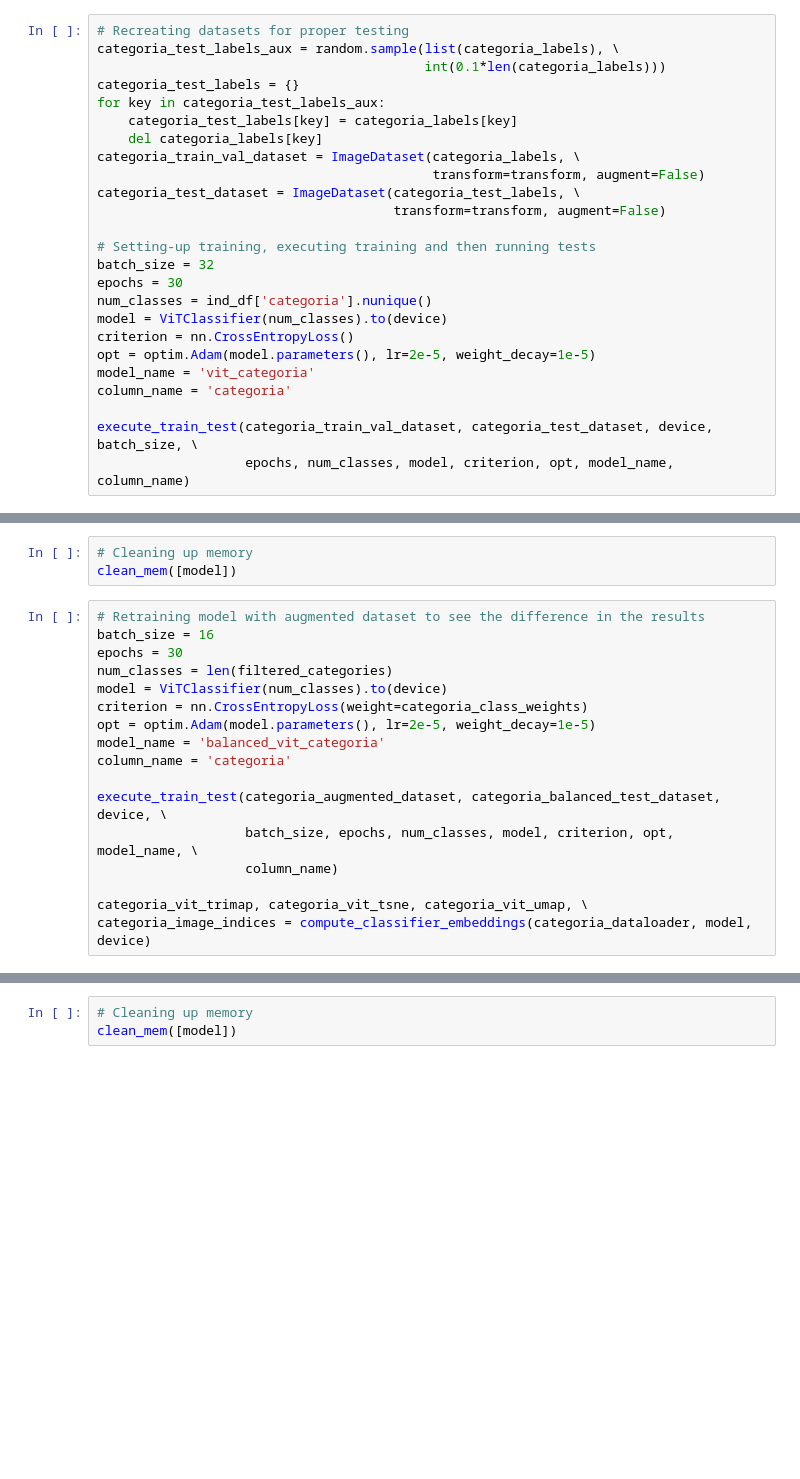
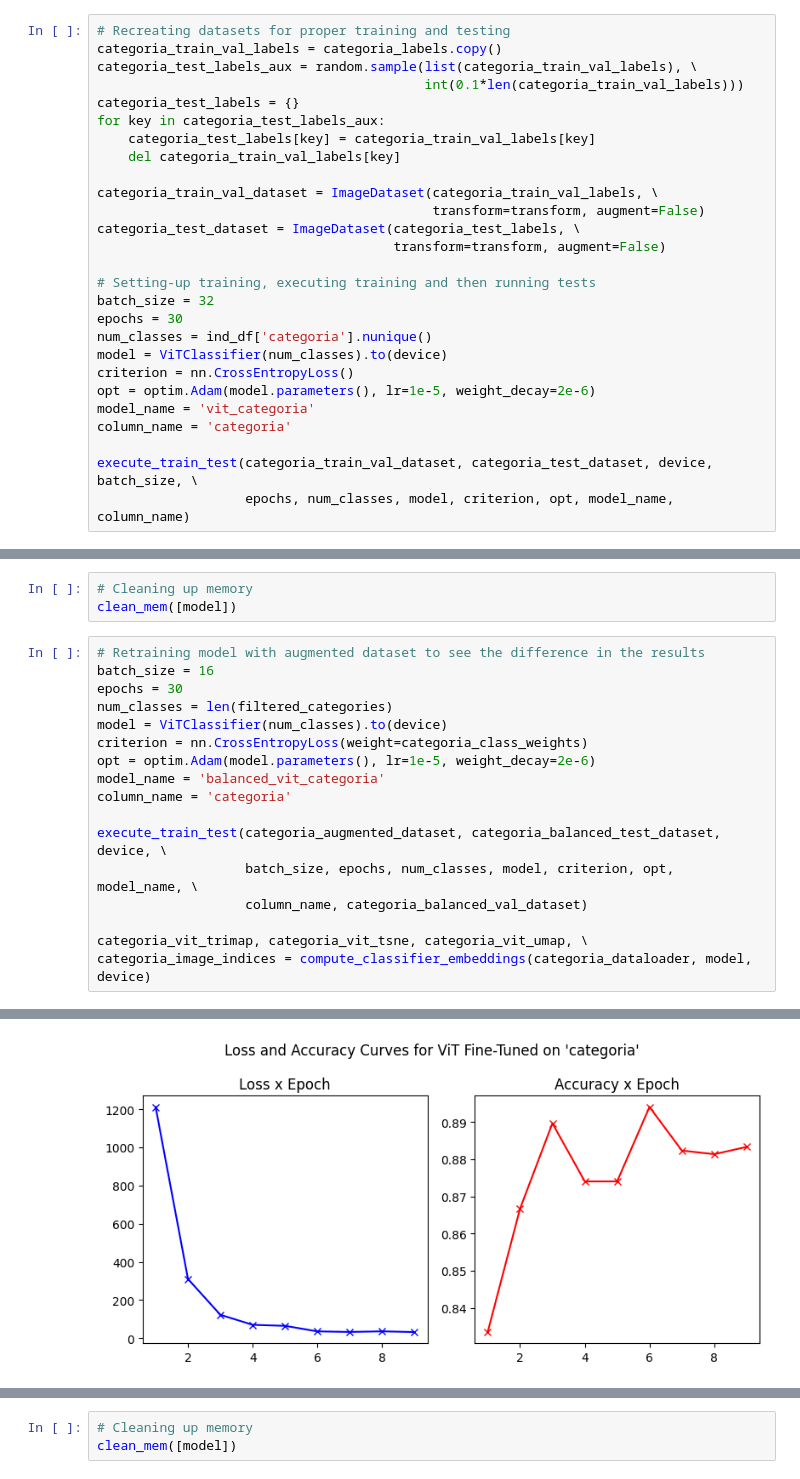
Before and after one commit to Luizerko/indigenous_clusters_and_communities, a Jupyter notebook: indigenous_project/tainacan_collection/image_clustering.ipynb, the cells around one changed output, grey strips where cells are left out. Saved outputs shown, nothing was run; the diff lists cells and outputs as text; blank space fills up the shorter version.

```diff
--- a/indigenous_project/tainacan_collection/image_clustering.ipynb
+++ b/indigenous_project/tainacan_collection/image_clustering.ipynb
@@ -294,14 +325,16 @@ from training_utils import compute_class_weights
 categoria_class_weights = compute_class_weights(filtered_categories, labels_minority, \
                                                 labels_majority, device, threshold_multiplier)
 # %%
-# Recreating datasets for proper testing
-categoria_test_labels_aux = random.sample(list(categoria_labels), \
-                                          int(0.1*len(categoria_labels)))
+# Recreating datasets for proper training and testing
+categoria_train_val_labels = categoria_labels.copy()
+categoria_test_labels_aux = random.sample(list(categoria_train_val_labels), \
+                                          int(0.1*len(categoria_train_val_labels)))
 categoria_test_labels = {}
 for key in categoria_test_labels_aux:
-    categoria_test_labels[key] = categoria_labels[key]
-    del categoria_labels[key]
-categoria_train_val_dataset = ImageDataset(categoria_labels, \
+    categoria_test_labels[key] = categoria_train_val_labels[key]
+    del categoria_train_val_labels[key]
+
+categoria_train_val_dataset = ImageDataset(categoria_train_val_labels, \
                                            transform=transform, augment=False)
 categoria_test_dataset = ImageDataset(categoria_test_labels, \
                                       transform=transform, augment=False)
@@ -312,7 +345,7 @@ epochs = 30
 num_classes = ind_df['categoria'].nunique()
 model = ViTClassifier(num_classes).to(device)
 criterion = nn.CrossEntropyLoss()
-opt = optim.Adam(model.parameters(), lr=2e-5, weight_decay=1e-5)
+opt = optim.Adam(model.parameters(), lr=1e-5, weight_decay=2e-6)
 model_name = 'vit_categoria'
 column_name = 'categoria'
 
@@ -328,13 +380,14 @@ epochs = 30
 num_classes = len(filtered_categories)
 model = ViTClassifier(num_classes).to(device)
 criterion = nn.CrossEntropyLoss(weight=categoria_class_weights)
-opt = optim.Adam(model.parameters(), lr=2e-5, weight_decay=1e-5)
+opt = optim.Adam(model.parameters(), lr=1e-5, weight_decay=2e-6)
 model_name = 'balanced_vit_categoria'
 column_name = 'categoria'
 
 execute_train_test(categoria_augmented_dataset, categoria_balanced_test_dataset, device, \
                    batch_size, epochs, num_classes, model, criterion, opt, model_name, \
-                   column_name)
+                   column_name, categoria_balanced_val_dataset)
 
 categoria_vit_trimap, categoria_vit_tsne, categoria_vit_umap, \
 categoria_image_indices = compute_classifier_embeddings(categoria_dataloader, model, device)
+# %% [output]
@@ -340,0 +407 @@ categoria_image_indices = compute_classifier_embeddings(categoria_dataloader, mo
+[figure, added]
```
Also changed, not shown: parts of 13 cells of this notebook, 4 other files.
